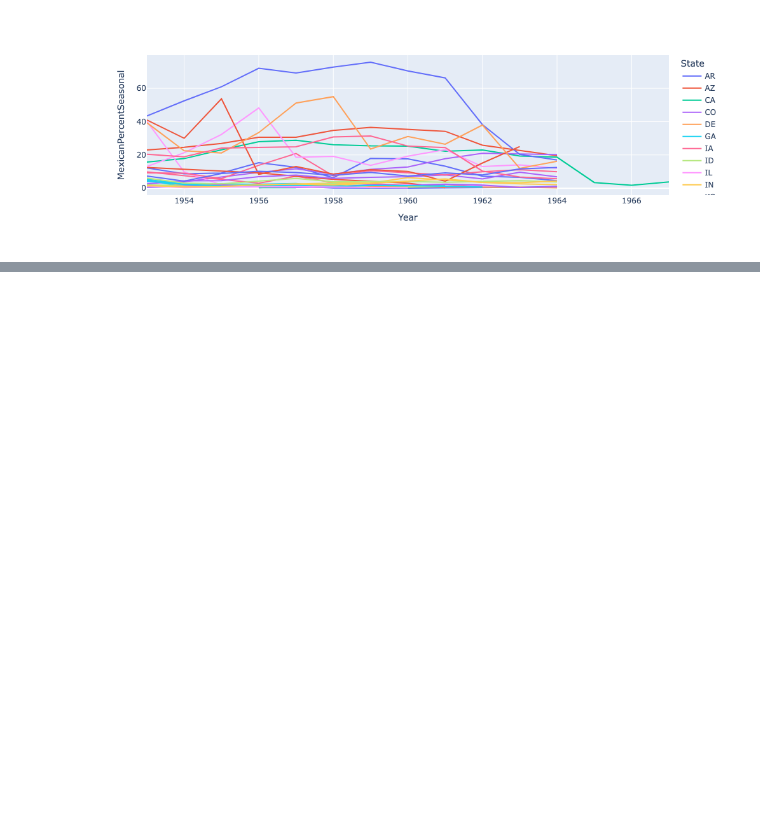
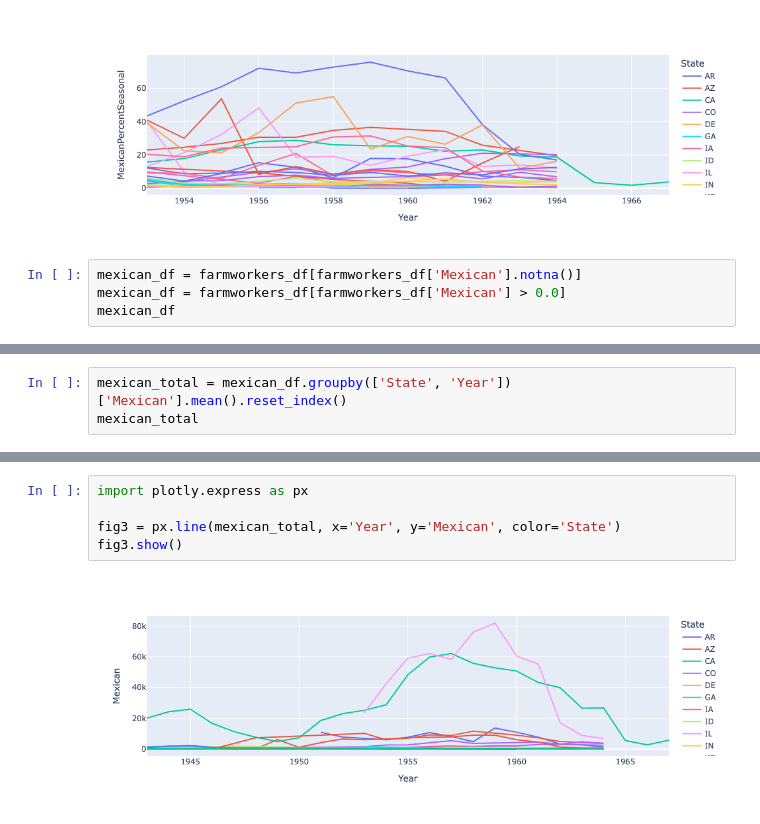
Before and after one commit to kyliefmiller/research-project, a Jupyter notebook: notebooks/mexican-analysis.ipynb, the cells around one changed output, grey strips where cells are left out. Drawn from its saved outputs; the diff is of its cells as text; blank space fills up the shorter version.

```diff
--- a/notebooks/mexican-analysis.ipynb
+++ b/notebooks/mexican-analysis.ipynb
@@ -182,3 +182,7 @@ fig2 = px.line(seasonal_year, x='Year', y='MexicanPercentSeasonal', color='State
 fig2.show()
 # %% [output]
 [figure]
+# %%
+mexican_df = farmworkers_df[farmworkers_df['Mexican'].notna()]
+mexican_df = farmworkers_df[farmworkers_df['Mexican'] > 0.0]
+mexican_df
@@ -184,0 +203,3 @@ fig2.show()
+# %%
+mexican_total = mexican_df.groupby(['State', 'Year'])['Mexican'].mean().reset_index()
+mexican_total
@@ -184,0 +220,7 @@ fig2.show()
+# %%
+import plotly.express as px
+
+fig3 = px.line(mexican_total, x='Year', y='Mexican', color='State')
+fig3.show()
+# %% [output]
+[figure, added]
```
Also changed, not shown: parts of 10 cells of this notebook, 3 other files.
